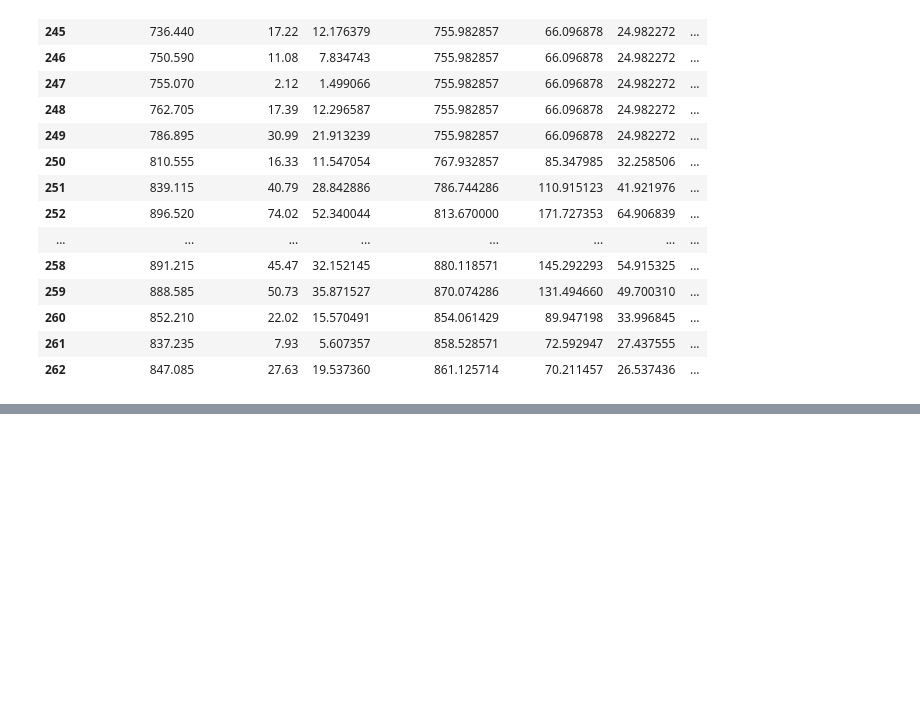
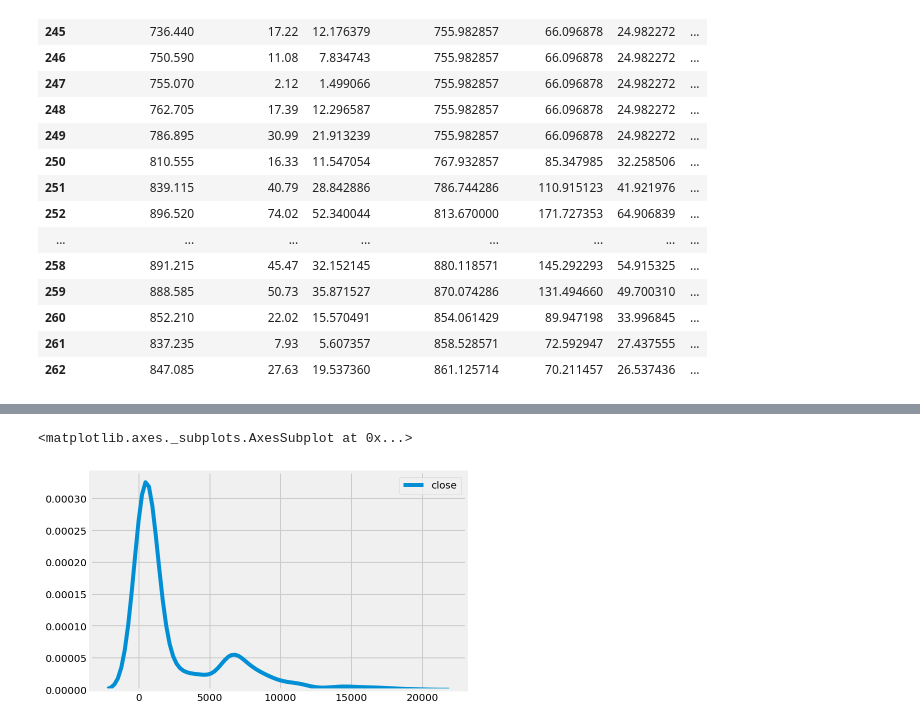
Before and after one commit to anish-saha/EventDetection-Paradigm01, a Jupyter notebook: Kaggle EDA.ipynb, the cells around one changed output, grey strips where cells are left out. Drawn from its saved outputs; the diff is of its cells as text; code cells hidden in the pictures; blank space fills up the shorter version.

Commit message:
plots and target var

```diff
--- a/Kaggle EDA.ipynb
+++ b/Kaggle EDA.ipynb
@@ -120,3 +119,13 @@ bitcoin[synthetic_col_names].head(20)
 | 260 | 852.210 | 22.02 | 15.570491 | 854.061429 | 89.947198 | 33.996845 | ... |
 | 261 | 837.235 | 7.93 | 5.607357 | 858.528571 | 72.592947 | 27.437555 | ... |
 | 262 | 847.085 | 27.63 | 19.537360 | 861.125714 | 70.211457 | 26.537436 | ... |
+# %%
+def isEventBaseline(row):
+    diff = abs(row['close'] - row['7 Day Rolling Mean'])
+    if diff >= 2 * row['7 Day SD']:
+        return 1
+    else:
+        return 0
+
+bitcoin['isEventBaseline'] = bitcoin.apply(isEventBaseline, axis=1)
+bitcoin['isEventBaseline'].value_counts()
@@ -122,0 +140,10 @@ bitcoin[synthetic_col_names].head(20)
+# %%
+df = bitcoin[['open', 'high', 'low', 'close', 'volume', 'market', 'close_ratio',
+              'spread', '7 Day Rolling Mean', '7 Day SD', '7 Day Volatility']]
+# %%
+import seaborn as sns
+
+sns.kdeplot(df['close'])
+# %% [output]
+<matplotlib.axes._subplots.AxesSubplot at 0x...>
+[figure, added]
```
Also changed, not shown: parts of 6 cells of this notebook, 1 other file.
